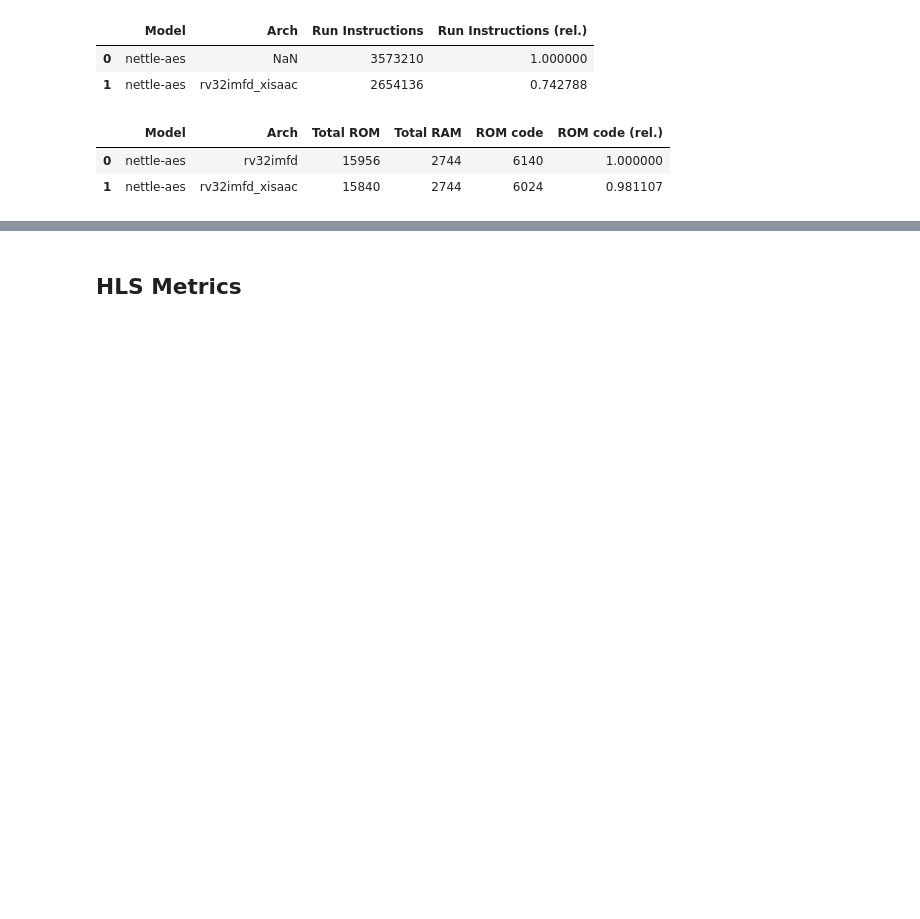
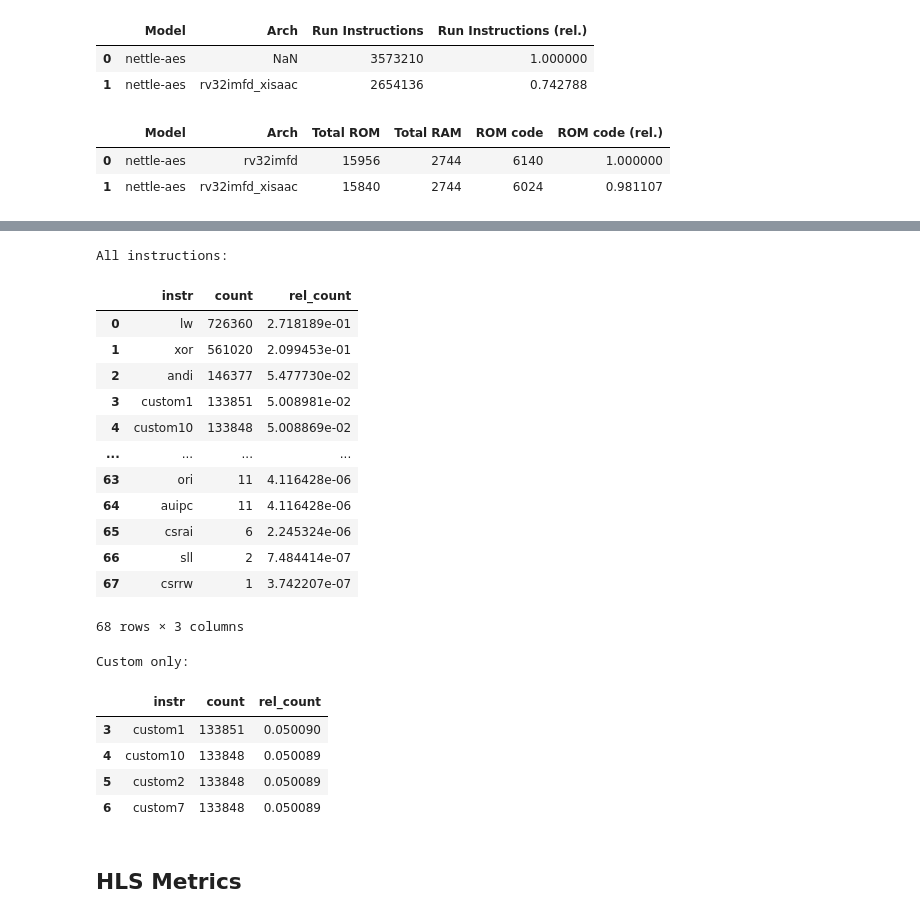
Before and after one commit to PhilippvK/isaac-demo, a Jupyter notebook: Demo.ipynb, the cells around one changed output, grey strips where cells are left out. Cells and saved outputs as stored; diff of their text form; code cells hidden in the pictures; blank space fills up the shorter version.

```diff
--- a/Demo.ipynb
+++ b/Demo.ipynb
@@ -401,0 +452,28 @@ pd.read_csv(REPORT_COMPARE_MEM)[COLS]
+# %%
+instrs_hist_file = SESS_NEW / "table" / "instrs_hist.pkl"
+instrs_hist_df = pd.read_pickle(instrs_hist_file)
+print("All instructions:")
+display(instrs_hist_df)
+print("Custom only:")
+display(instrs_hist_df[instrs_hist_df["instr"].apply(lambda x: "custom" in x)])
+# %% [output]
+All instructions:
+|  | instr | count | rel_count |
+| 0 | lw | 726360 | 2.718189e-01 |
+| 1 | xor | 561020 | 2.099453e-01 |
+| 2 | andi | 146377 | 5.477730e-02 |
+| 3 | custom1 | 133851 | 5.008981e-02 |
+| 4 | custom10 | 133848 | 5.008869e-02 |
+| ... | ... | ... | ... |
+| 63 | ori | 11 | 4.116428e-06 |
+| 64 | auipc | 11 | 4.116428e-06 |
+| 65 | csrai | 6 | 2.245324e-06 |
+| 66 | sll | 2 | 7.484414e-07 |
+| 67 | csrrw | 1 | 3.742207e-07 |
+68 rows × 3 columns
+Custom only:
+|  | instr | count | rel_count |
+| 3 | custom1 | 133851 | 0.050090 |
+| 4 | custom10 | 133848 | 0.050089 |
+| 5 | custom2 | 133848 | 0.050089 |
+| 6 | custom7 | 133848 | 0.050089 |
```
Also changed, not shown: parts of 10 cells of this notebook.
